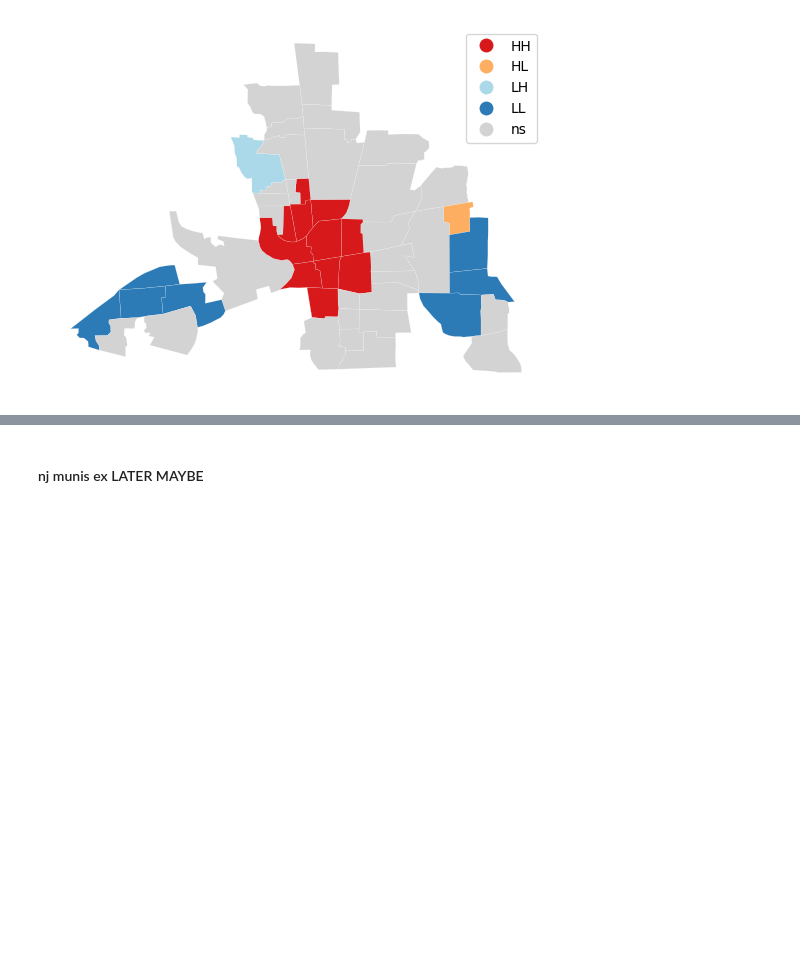
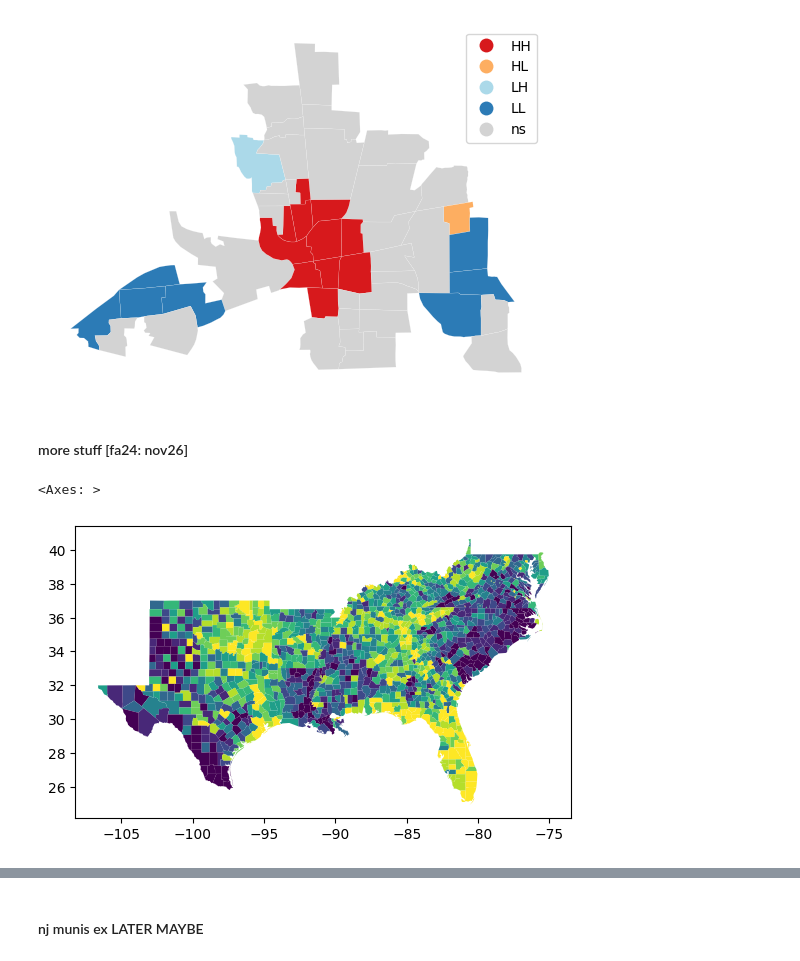
Before and after one commit to theaok/gisPy, a Jupyter notebook: geoda.ipynb, the cells around one changed output, grey strips where cells are left out. Saved outputs shown, nothing was run; the diff lists cells and outputs as text; code cells hidden in the pictures; blank space fills up the shorter version.

Commit message:
playing with pysal

```diff
--- a/geoda.ipynb
+++ b/geoda.ipynb
@@ -285,3 +285,5 @@ esdaplot.lisa_cluster(lisa,col)
 #  prefer_canvas=True,
 #  tiles="CartoDB Positron",
 #)
+# %% [markdown]
+#### more stuff [fa24: nov26]
@@ -287,0 +298,20 @@ esdaplot.lisa_cluster(lisa,col)
+# %%
+import libpysal
+import pysal as ps, geopandas as gpd, matplotlib.pyplot as plt
+from legendgram import legendgram
+
+_ = libpysal.examples.load_example('South')
+df = gpd.read_file(libpysal.examples.get_path('south.shp'))
+data = gpd.read_file(libpysal.examples.get_path('south.shp'))
+#data.crs = {'init': 'epgs:4269'}
+#data.to_crs(epsg=5070)
+# %%
+
+f,ax = plt.subplots()
+data.plot('DV80', k=10, ax=ax, scheme='Quantiles')
+bins =  mapclassify.Quantiles(data['DV80'], k=5)
+from legendgram import legendgram
+import palettable.matplotlib as palmpl
+# %% [output]
+<Axes: >
+[figure, added]
```
Also changed, not shown: parts of 14 cells of this notebook.
